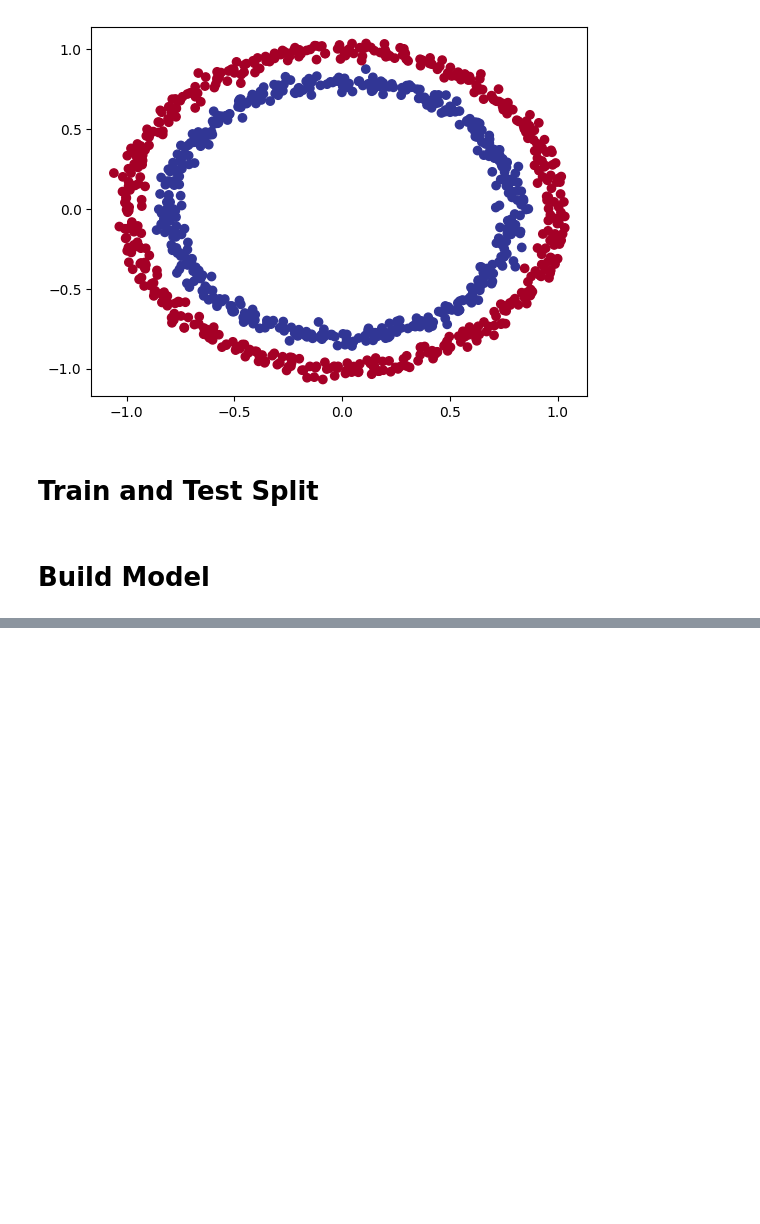
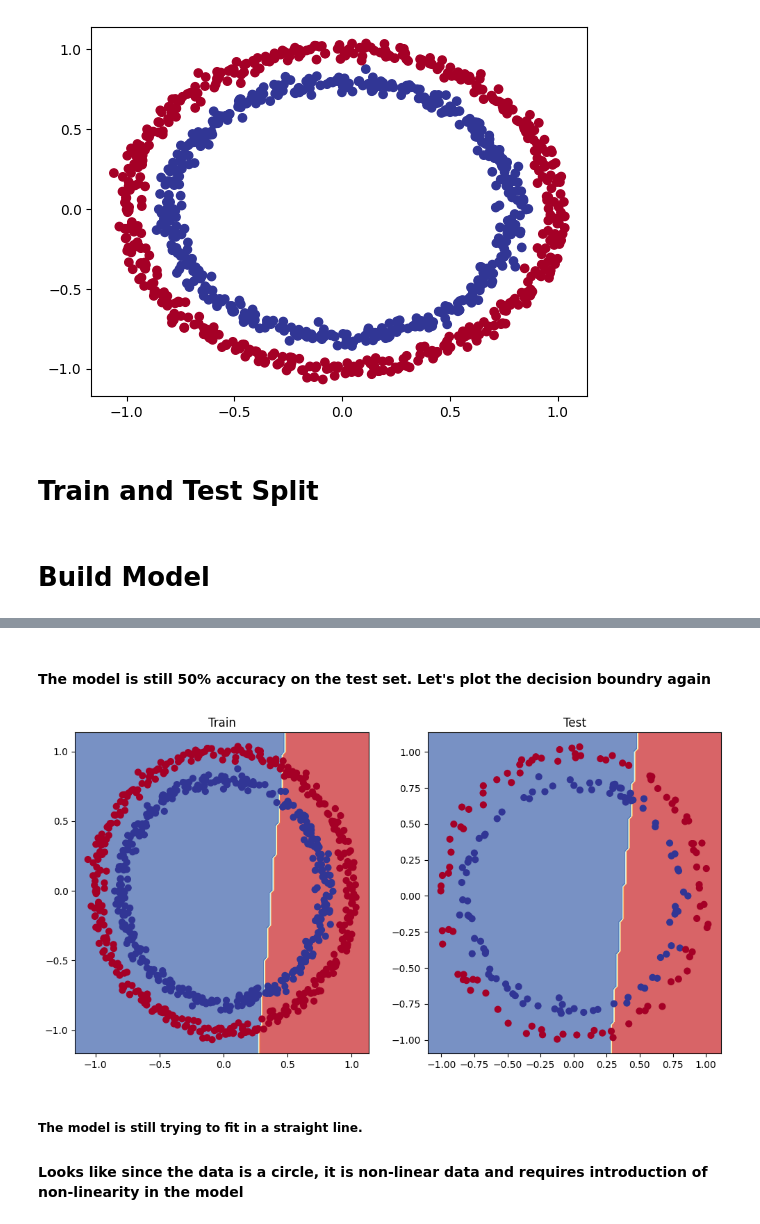
Before and after one commit to pusapatiakhilraju/Pytorch-Neural-Net-Classification, a Jupyter notebook: Neural-Net-Classifcation.ipynb, the cells around one changed output, grey strips where cells are left out. Saved outputs shown, nothing was run; the diff lists cells and outputs as text; code cells hidden in the pictures; blank space fills up the shorter version.

```diff
--- a/Neural-Net-Classifcation.ipynb
+++ b/Neural-Net-Classifcation.ipynb
@@ -158,0 +286,37 @@ def accuracy(y_true, y_pred):
+# %%
+epochs = 1000
+
+for epoch in range(epochs):
+    new_model.train()
+
+    # forward pass
+    new_train_logits = new_model.forward(X_train).squeeze()
+
+    # turn logits to preictions
+    new_train_preds = torch.round(torch.sigmoid(new_train_logits))
+
+    # calculate the loss and accuracy
+    new_train_loss = new_loss_fn(new_train_logits, y_train)
+    new_train_acc = accuracy(y_true = y_train, y_pred = new_train_preds)
+
+    # make optimizer zero grad
+    new_optim.zero_grad()
+
+    # backpropogation
+    new_train_loss.backward()
+
+    # optimizer step
+    new_optim.step()
+
+    new_model.eval()
+    with torch.inference_mode():
+
+        new_test_logits = new_model.forward(X_test).squeeze()
+        new_test_preds = torch.round(torch.sigmoid(new_test_logits))
+
+        # loss and accuracy
+        new_test_loss = new_loss_fn(new_test_logits, y_test)
+        new_test_acc = accuracy(y_true=y_test, y_pred= new_test_preds)
+
+    if epoch % 10 == 0 :
+        print(f"epochs : {epoch} | train loss: {new_train_loss} | test_loss : {new_test_loss} | train accuracy : {new_train_acc} | test accuracy : {new_test_acc}" )
@@ -158,0 +341,15 @@ def accuracy(y_true, y_pred):
+# %% [markdown]
+#### The model is still 50% accuracy on the test set. Let's plot the decision boundry again
+# %%
+plt.figure(figsize=(12,6))
+plt.subplot(1,2,1)
+plt.title("Train")
+plot_decision_boundary(new_model, X_train, y_train)
+plt.subplot(1,2,2)
+plt.title("Test")
+plot_decision_boundary(new_model, X_test, y_test)
+# %% [output]
+[figure, added]
+# %% [markdown]
+##### The model is still trying to fit in a straight line.
+#### Looks like since the data is a circle, it is non-linear data and requires introduction of non-linearity in the model
```
Also changed, not shown: parts of 16 cells of this notebook, 1 other file.
